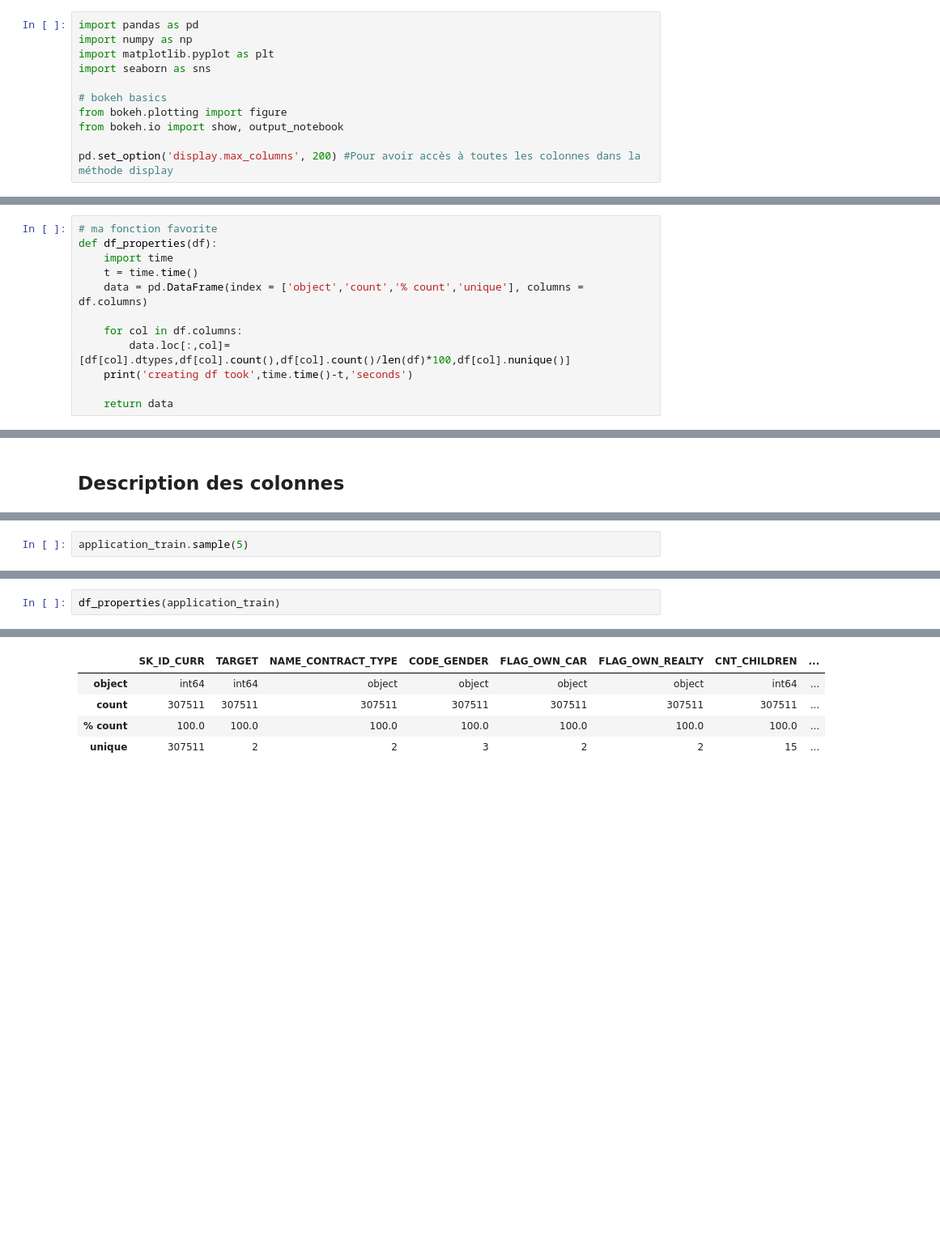
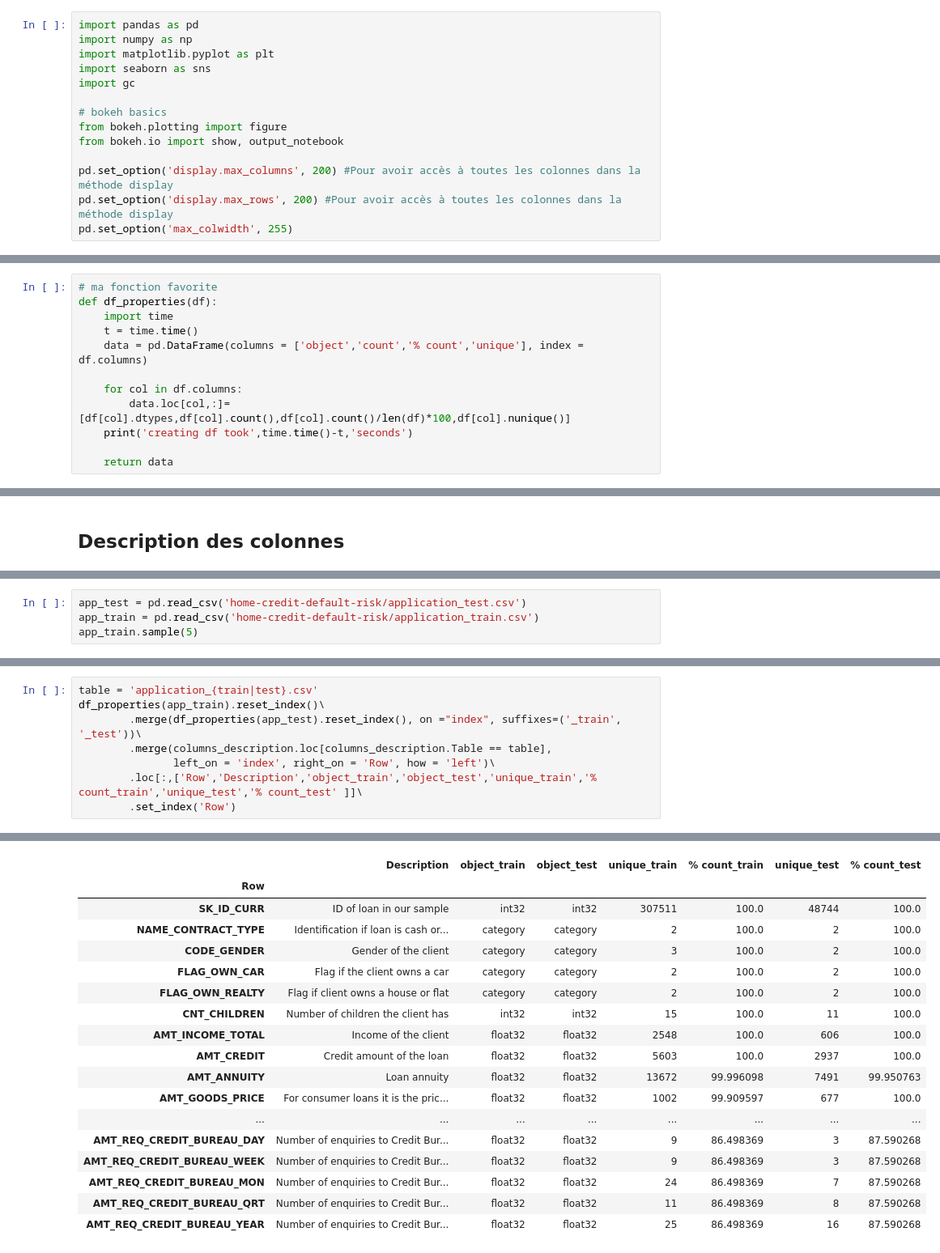
Before and after one commit to vtalbo/credit_default_risk, a Jupyter notebook: Implémentez un modèle de scoring.ipynb, the cells around one changed output, grey strips where cells are left out. Shown at 81% size. Drawn from its saved outputs; the diff is of its cells as text; blank space fills up the shorter version.

```diff
--- a/Implémentez un modèle de scoring.ipynb
+++ b/Implémentez un modèle de scoring.ipynb
@@ -27,9 +31,12 @@ import pandas as pd
 import numpy as np
 import matplotlib.pyplot as plt
 import seaborn as sns
+import gc
 
 # bokeh basics
 from bokeh.plotting import figure
 from bokeh.io import show, output_notebook
 
 pd.set_option('display.max_columns', 200) #Pour avoir accès à toutes les colonnes dans la méthode display
+pd.set_option('display.max_rows', 200) #Pour avoir accès à toutes les colonnes dans la méthode display
+pd.set_option('max_colwidth', 255)
@@ -38,10 +49,10 @@ pd.set_option('display.max_columns', 200) #Pour avoir accès à toutes les colon
 def df_properties(df):
     import time
     t = time.time()
-    data = pd.DataFrame(index = ['object','count','% count','unique'], columns = df.columns)
+    data = pd.DataFrame(columns = ['object','count','% count','unique'], index = df.columns)
 
     for col in df.columns:
-        data.loc[:,col]=[df[col].dtypes,df[col].count(),df[col].count()/len(df)*100,df[col].nunique()]
+        data.loc[col,:]=[df[col].dtypes,df[col].count(),df[col].count()/len(df)*100,df[col].nunique()]
     print('creating df took',time.time()-t,'seconds')
 
     return data
@@ -82,4 +336,6 @@ columns_description
 # %%
-application_train.sample(5)
+app_test = pd.read_csv('home-credit-default-risk/application_test.csv')
+app_train = pd.read_csv('home-credit-default-risk/application_train.csv')
+app_train.sample(5)
 # %% [output]
 |  | SK_ID_CURR | TARGET | NAME_CONTRACT_TYPE | CODE_GENDER | FLAG_OWN_CAR | FLAG_OWN_REALTY | CNT_CHILDREN | ... |
@@ -91,3 +355,9 @@ application_train.sample(5)
 # %%
-df_properties(application_train)
+table = 'application_{train|test}.csv'
+df_properties(app_train).reset_index()\
+        .merge(df_properties(app_test).reset_index(), on ="index", suffixes=('_train', '_test'))\
+        .merge(columns_description.loc[columns_description.Table == table],
+               left_on = 'index', right_on = 'Row', how = 'left')\
+        .loc[:,['Row','Description','object_train','object_test','unique_train','% count_train','unique_test','% count_test' ]]\
+        .set_index('Row')
 # %% [output]
@@ -95,5 +366,18 @@ creating df took 1.6239101886749268 seconds
-|  | SK_ID_CURR | TARGET | NAME_CONTRACT_TYPE | CODE_GENDER | FLAG_OWN_CAR | FLAG_OWN_REALTY | CNT_CHILDREN | ... |
-| object | int64 | int64 | object | object | object | object | int64 | ... |
-| count | 307511 | 307511 | 307511 | 307511 | 307511 | 307511 | 307511 | ... |
-| % count | 100.0 | 100.0 | 100.0 | 100.0 | 100.0 | 100.0 | 100.0 | ... |
-| unique | 307511 | 2 | 2 | 3 | 2 | 2 | 15 | ... |
+|  | Description | object_train | object_test | unique_train | % count_train | unique_test | % count_test |
+| Row |  |  |  |  |  |  |  |
+| SK_ID_CURR | ID of loan in our sample | int32 | int32 | 307511 | 100.0 | 48744 | 100.0 |
+| NAME_CONTRACT_TYPE | Identification if loan is cash or... | category | category | 2 | 100.0 | 2 | 100.0 |
+| CODE_GENDER | Gender of the client | category | category | 3 | 100.0 | 2 | 100.0 |
+| FLAG_OWN_CAR | Flag if the client owns a car | category | category | 2 | 100.0 | 2 | 100.0 |
+| FLAG_OWN_REALTY | Flag if client owns a house or flat | category | category | 2 | 100.0 | 2 | 100.0 |
+| CNT_CHILDREN | Number of children the client has | int32 | int32 | 15 | 100.0 | 11 | 100.0 |
+| AMT_INCOME_TOTAL | Income of the client | float32 | float32 | 2548 | 100.0 | 606 | 100.0 |
+| AMT_CREDIT | Credit amount of the loan | float32 | float32 | 5603 | 100.0 | 2937 | 100.0 |
+| AMT_ANNUITY | Loan annuity | float32 | float32 | 13672 | 99.996098 | 7491 | 99.950763 |
+| AMT_GOODS_PRICE | For consumer loans it is the pric... | float32 | float32 | 1002 | 99.909597 | 677 | 100.0 |
+| ... | ... | ... | ... | ... | ... | ... | ... |
+| AMT_REQ_CREDIT_BUREAU_DAY | Number of enquiries to Credit Bur... | float32 | float32 | 9 | 86.498369 | 3 | 87.590268 |
+| AMT_REQ_CREDIT_BUREAU_WEEK | Number of enquiries to Credit Bur... | float32 | float32 | 9 | 86.498369 | 3 | 87.590268 |
+| AMT_REQ_CREDIT_BUREAU_MON | Number of enquiries to Credit Bur... | float32 | float32 | 24 | 86.498369 | 7 | 87.590268 |
+| AMT_REQ_CREDIT_BUREAU_QRT | Number of enquiries to Credit Bur... | float32 | float32 | 11 | 86.498369 | 8 | 87.590268 |
+| AMT_REQ_CREDIT_BUREAU_YEAR | Number of enquiries to Credit Bur... | float32 | float32 | 25 | 86.498369 | 16 | 87.590268 |
```
Also changed, not shown: parts of 187 cells of this notebook.
